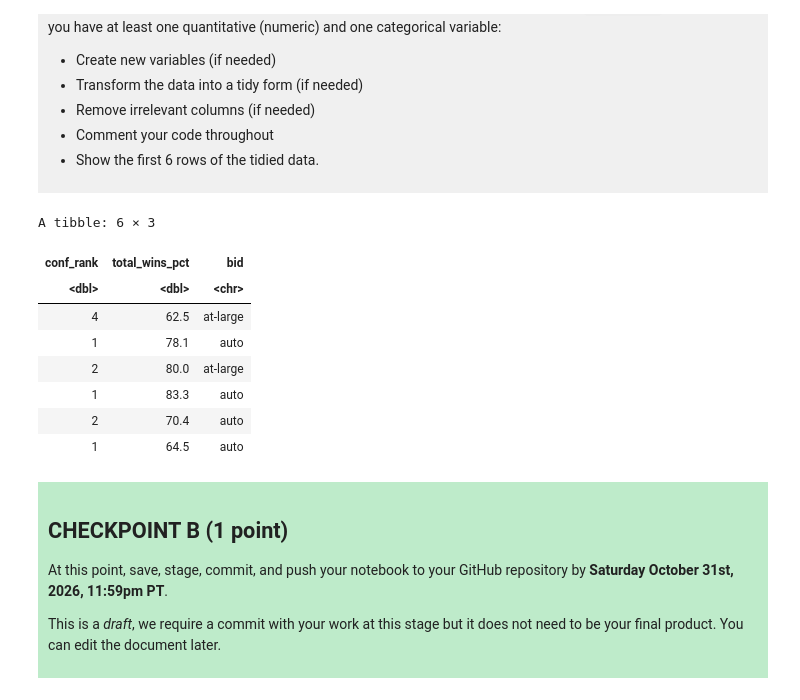
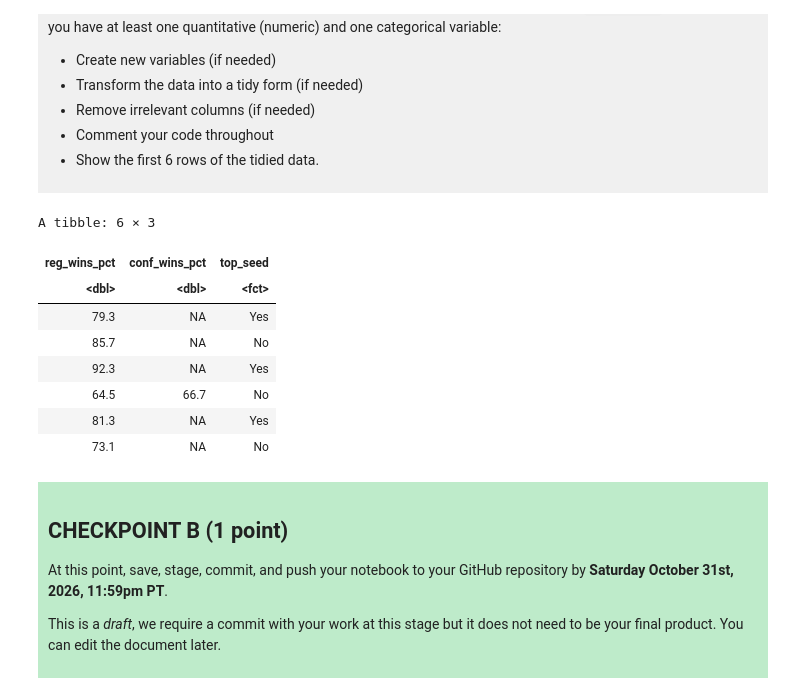
Before and after one commit to chuning-s/dsci-100-project-chuning-sun, a Jupyter notebook: dsci-100-project-notebook.ipynb, the cells around one changed output. Cells and saved outputs as stored; diff of their text form; code cells hidden in the pictures.

```diff
--- a/dsci-100-project-notebook.ipynb
+++ b/dsci-100-project-notebook.ipynb
@@ -132,9 +132,9 @@ data_url <- "https://raw.githubusercontent.com/diverse-data-hub/diversedata/refs
 options(repr.matrix.max.rows = 6)
 library(tidyverse)
 dir.create('data', showWarnings = FALSE)
-download.file (data_url, "data/baseball_table")
-baseball_data <- read_csv ("data/baseball_table")
-head (baseball_data, n=6)
+download.file (data_url, "data/basketball_table")
+basketball_data <- read_csv ("data/basketball_table")
+head (basketball_data, n=6)
 # %% [output]
 Rows: 2092 Columns: 20
 ── Column specification ────────────────────────────────────────────────────────
@@ -212,26 +212,34 @@ Produce a tidy data set that could be used to answer your research question usin
 
 </div>
 # %%
-baseball_tidy <- baseball_data |>
+#load data
+basketball_tidy <- basketball_data |>
+
+#Remove the special seed=0 value
+filter(seed>0)|>
+
+#Create a new variable based on whether a teem's seed is smaller or equal to 4
+mutate(top_seed = (seed<=4))|>
+#Convert the Response (top_seed) variable to the factor datatype
+mutate (top_seed=as_factor(top_seed))|>
+#Rename the factor values to be more readable
+mutate(top_seed=fct_recode(top_seed, "Yes"="TRUE", "No"="FALSE"))|>
 
 #Keep only variables related to the research question
-select (conf_rank, total_wins_pct, bid)|>
+select(reg_wins_pct, conf_wins_pct, top_seed)
 
-#Remove rows with missing conference rank values
-filter (!is.na (conf_rank))
-
-#Show the first 6 rows
-head(baseball_tidy, n=6)
+#Show the first 6 rows of the tidied data
+head(basketball_tidy, n=6)
 # %% [output]
 A tibble: 6 × 3
-| conf_rank | total_wins_pct | bid |
-| <dbl> | <dbl> | <chr> |
-| 4 | 62.5 | at-large |
-| 1 | 78.1 | auto |
-| 2 | 80.0 | at-large |
-| 1 | 83.3 | auto |
-| 2 | 70.4 | auto |
-| 1 | 64.5 | auto |
+| reg_wins_pct | conf_wins_pct | top_seed |
+| <dbl> | <dbl> | <fct> |
+| 79.3 | NA | Yes |
+| 85.7 | NA | No |
+| 92.3 | NA | Yes |
+| 64.5 | 66.7 | No |
+| 81.3 | NA | Yes |
+| 73.1 | NA | No |
 # %% [markdown]
 <div style="background-color: #beebca; padding: 10px;">
 
```
Also changed, not shown: parts of 2 cells of this notebook.
